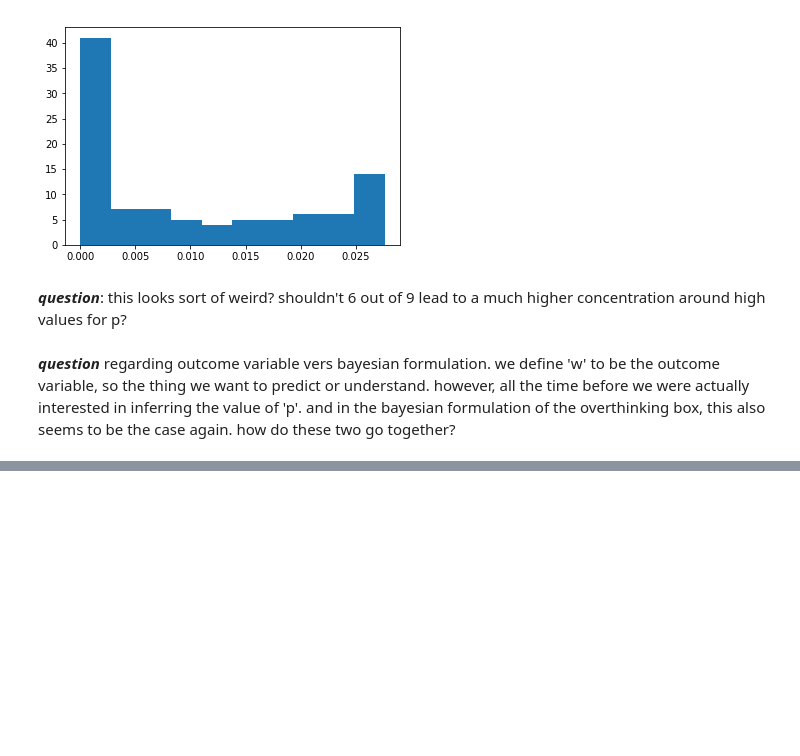
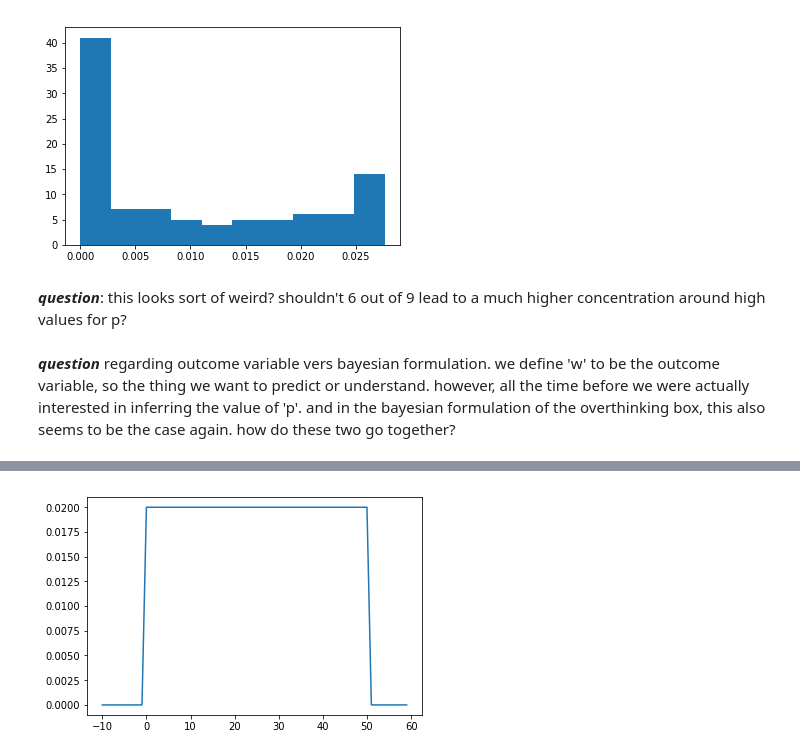
Before and after one commit to nwweber/statistical_rethinking, a Jupyter notebook: chapter_04_linear_models.ipynb, the cells around one changed output, grey strips where cells are left out. Drawn from its saved outputs; the diff is of its cells as text; code cells hidden in the pictures; blank space fills up the shorter version.

```diff
--- a/chapter_04_linear_models.ipynb
+++ b/chapter_04_linear_models.ipynb
@@ -115,0 +163,6 @@ plt.hist(posterior);
+# %%
+# 4.12
+x = np.arange(-10, 60)
+plt.plot(x, stats.uniform.pdf(x, 0, 50));
+# %% [output]
+[figure, added]
```
Also changed, not shown: parts of 11 cells of this notebook.
